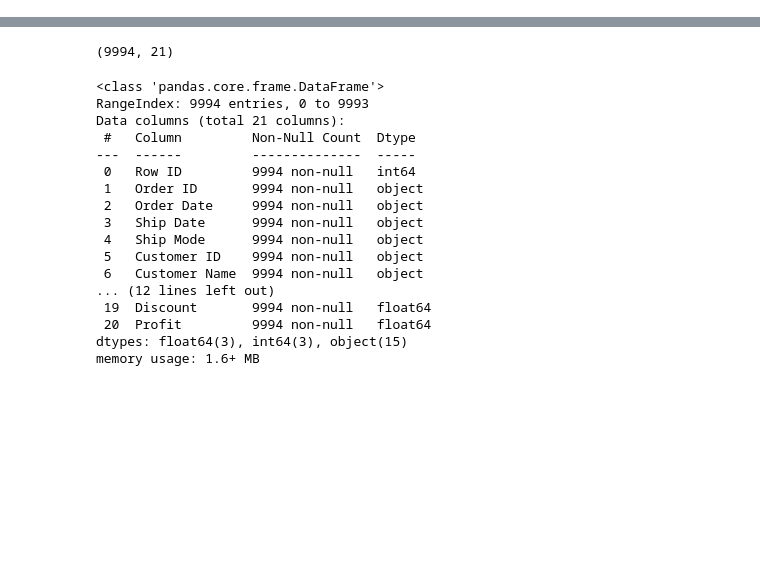
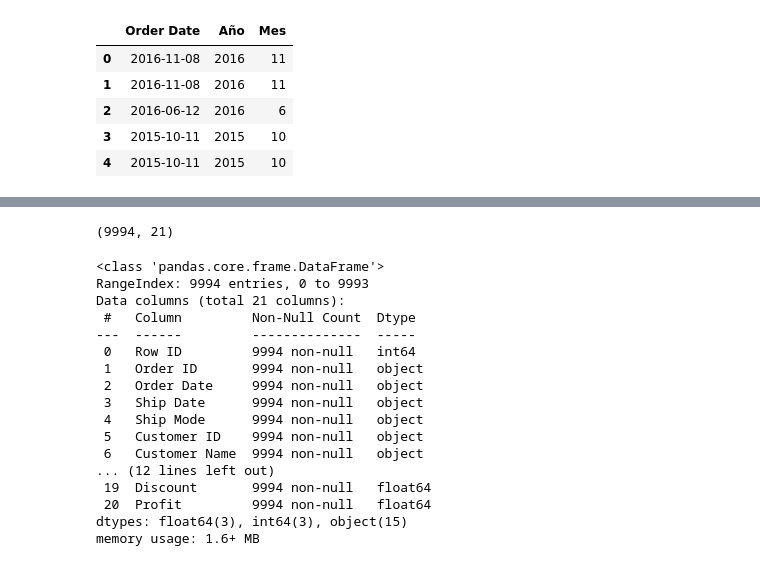
Before and after one commit to pinedareyesv/dashboard-ventas-pyme, a Jupyter notebook: exploracion_ventas.ipynb, the cells around one changed output, grey strips where cells are left out. Cells and saved outputs as stored; diff of their text form; code cells hidden in the pictures; blank space fills up the shorter version.

```diff
--- a/exploracion_ventas.ipynb
+++ b/exploracion_ventas.ipynb
@@ -2,3 +2,10 @@
 <a href="https://colab.research.google.com/github/pinedareyesv/dashboard-ventas-pyme/blob/main/exploracion_ventas.ipynb" target="_parent"><img src="https://colab.research.google.com/assets/colab-badge.svg" alt="Open In Colab"/></a>
 # %%
 import pandas as pd
+# %%
+import pandas as pd
+
+url = "https://raw.githubusercontent.com/sumit0072/Superstore-Data-Analysis/main/Sample%20-%20Superstore.csv"
+df = pd.read_csv(url, encoding="latin-1")
+
+df["Order Date"].head()
@@ -4,0 +20,4 @@ import pandas as pd
+# %%
+df["Order Date"] = pd.to_datetime(df["Order Date"], format="%m/%d/%Y")
+
+df["Order Date"].head()
@@ -4,0 +32,12 @@ import pandas as pd
+# %%
+df["Año"] = df["Order Date"].dt.year
+df["Mes"] = df["Order Date"].dt.month
+
+df[["Order Date", "Año", "Mes"]].head()
+# %% [output]
+|  | Order Date | Año | Mes |
+| 0 | 2016-11-08 | 2016 | 11 |
+| 1 | 2016-11-08 | 2016 | 11 |
+| 2 | 2016-06-12 | 2016 | 6 |
+| 3 | 2015-10-11 | 2015 | 10 |
+| 4 | 2015-10-11 | 2015 | 10 |
```
Also changed, not shown: parts of 6 cells of this notebook.
